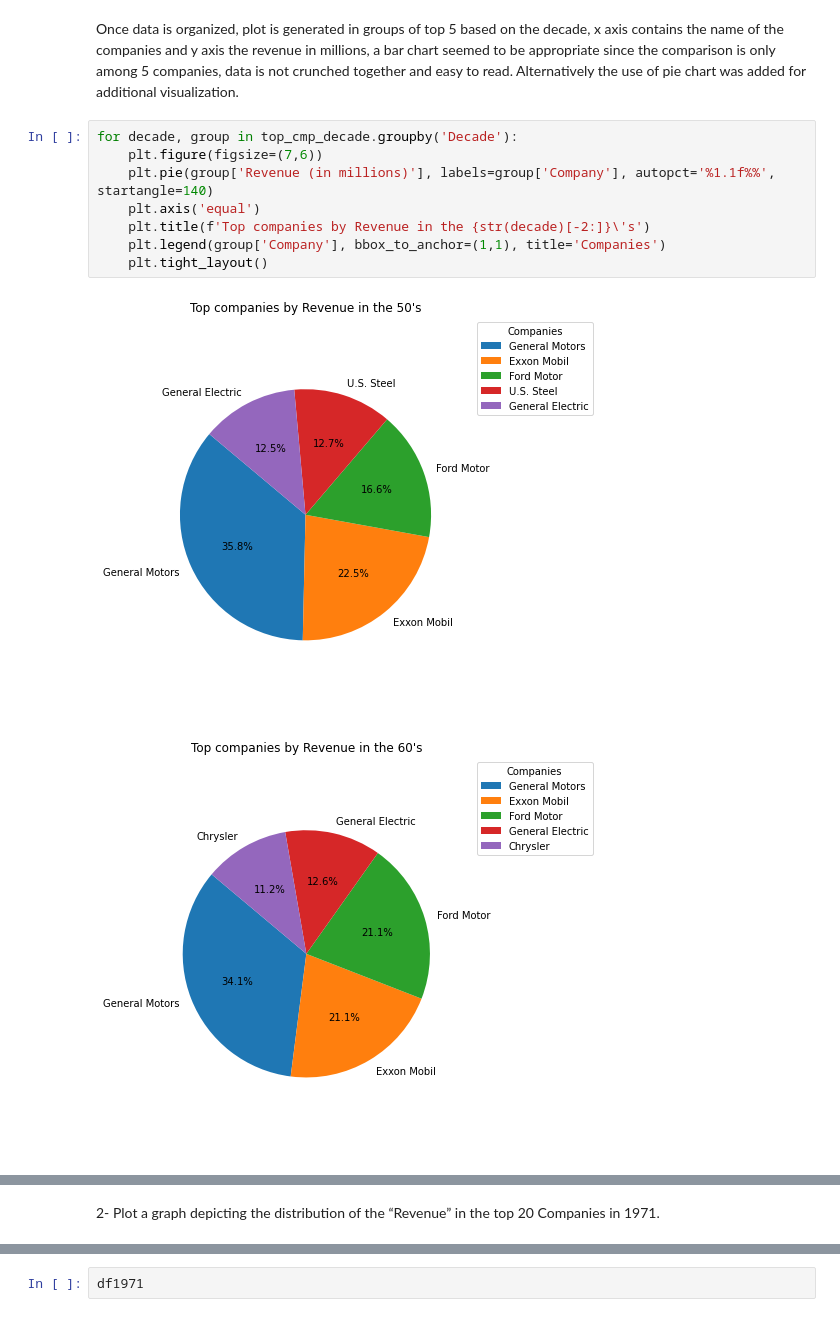
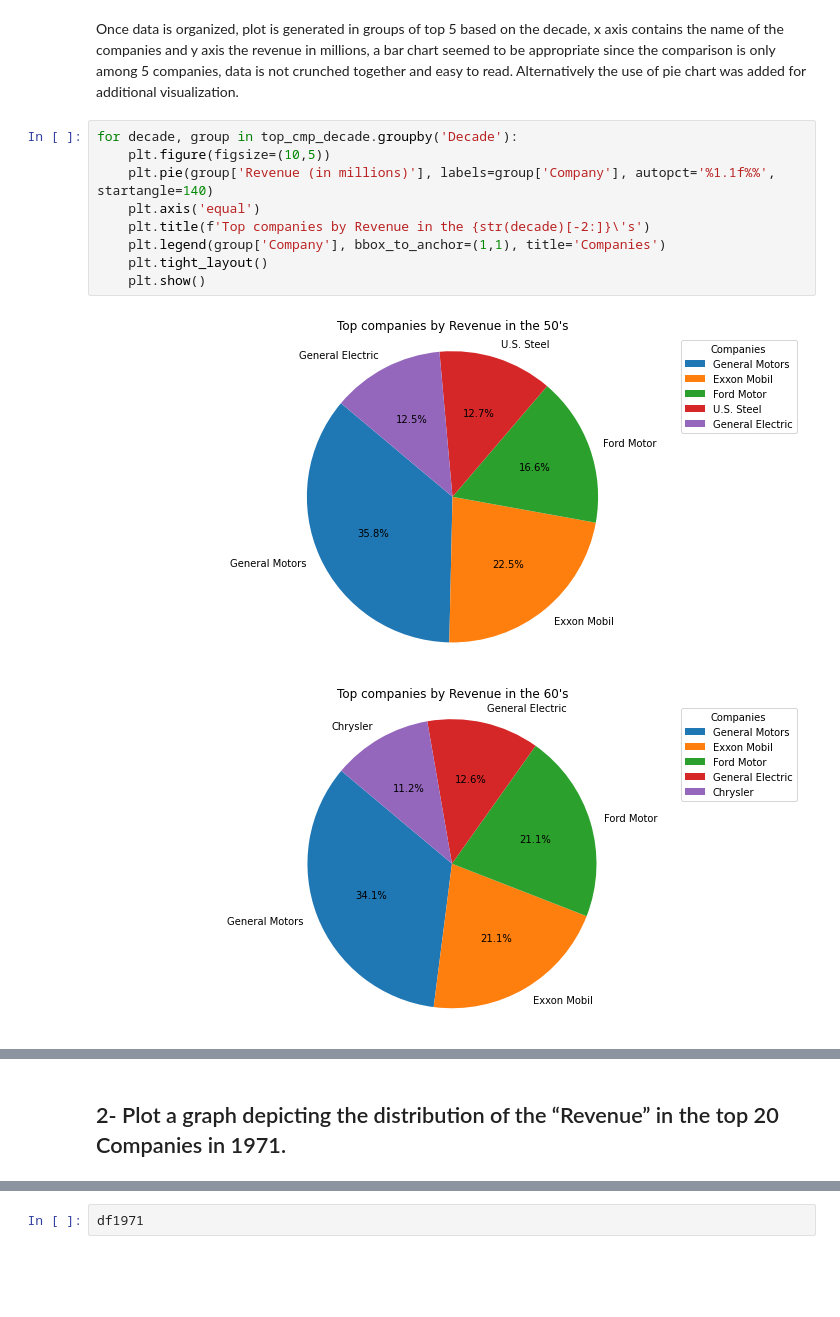
Before and after one commit to Rfg2048/DVC, a Jupyter notebook: DVC.ipynb, the cells around one changed output, grey strips where cells are left out. Drawn from its saved outputs; the diff is of its cells as text; blank space fills up the shorter version.

```diff
--- a/DVC.ipynb
+++ b/DVC.ipynb
@@ -99,12 +108,13 @@ for decade, group in top_cmp_decade.groupby('Decade'):
 Once data is organized, plot is generated in groups of top 5 based on the decade, x axis contains the name of the companies and y axis the revenue in millions, a bar chart seemed to be appropriate since the comparison is only among 5 companies, data is not crunched together and easy to read. Alternatively the use of pie chart was added for additional visualization.
 # %%
 for decade, group in top_cmp_decade.groupby('Decade'):
-    plt.figure(figsize=(7,6))
+    plt.figure(figsize=(10,5))
     plt.pie(group['Revenue (in millions)'], labels=group['Company'], autopct='%1.1f%%', startangle=140)
     plt.axis('equal')
     plt.title(f'Top companies by Revenue in the {str(decade)[-2:]}\'s')
     plt.legend(group['Company'], bbox_to_anchor=(1,1), title='Companies')
     plt.tight_layout()
+    plt.show()
 # %% [output]
-[figure, old version]
+[figure, new version]
-[figure, old version]
+[figure, new version]
@@ -115,4 +125,4 @@ for decade, group in top_cmp_decade.groupby('Decade'):
 # %% [markdown]
-2- Plot a graph depicting the distribution of the “Revenue” in the top 20 Companies in 1971.
+## 2- Plot a graph depicting the distribution of the “Revenue” in the top 20 Companies in 1971.
 # %%
 df1971 = df[df['Year'] == 1971]
```
Also changed, not shown: parts of 29 cells of this notebook.
